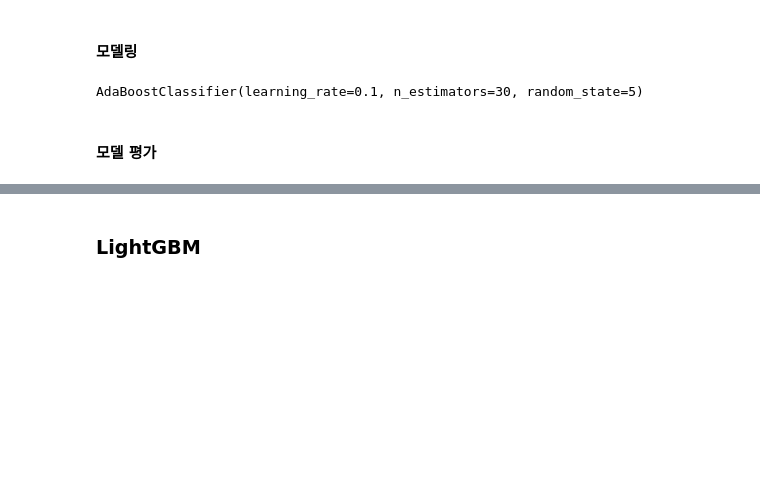
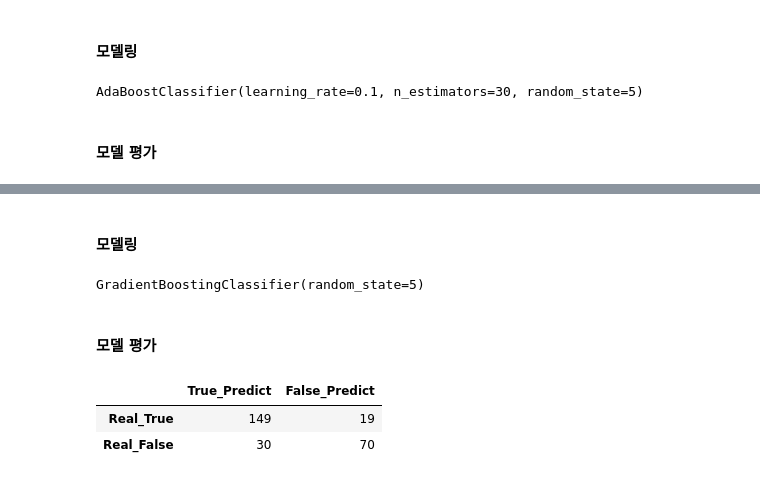
Before and after one commit to ksclown/How-to-use-GUI-in-Colab, a Jupyter notebook: [ML] Ensemble.ipynb, the cells around one changed output, grey strips where cells are left out. Saved outputs shown, nothing was run; the diff lists cells and outputs as text; code cells hidden in the pictures; blank space fills up the shorter version.

```diff
--- a/[ML] Ensemble.ipynb
+++ b/[ML] Ensemble.ipynb
@@ -877,2 +909,23 @@ print("[ Best AdaBoost ] Roc_Auc : {} (+/- {})".format(auc_score.mean(), auc_sco
 # %% [markdown]
-### LightGBM
+#### 모델링
+# %%
+# 모델링
+gbm_model = GradientBoostingClassifier(random_state = 5)
+
+# 모델 학습
+gbm_model.fit(X_train, Y_train)
+# %% [output]
+GradientBoostingClassifier(random_state=5)
+# %% [markdown]
+#### 모델 평가
+# %%
+# 테스트 데이터로 예측 #
+y_pred = gbm_model.predict(X_test)
+
+# 정오분포표 #
+ac_pd = pd.DataFrame(confusion_matrix(Y_test, y_pred), index = ["Real_True", "Real_False"], columns = ["True_Predict", "False_Predict"])
+ac_pd
+# %% [output]
+|  | True_Predict | False_Predict |
+| Real_True | 149 | 19 |
+| Real_False | 30 | 70 |
```
Also changed, not shown: parts of 59 cells of this notebook.
